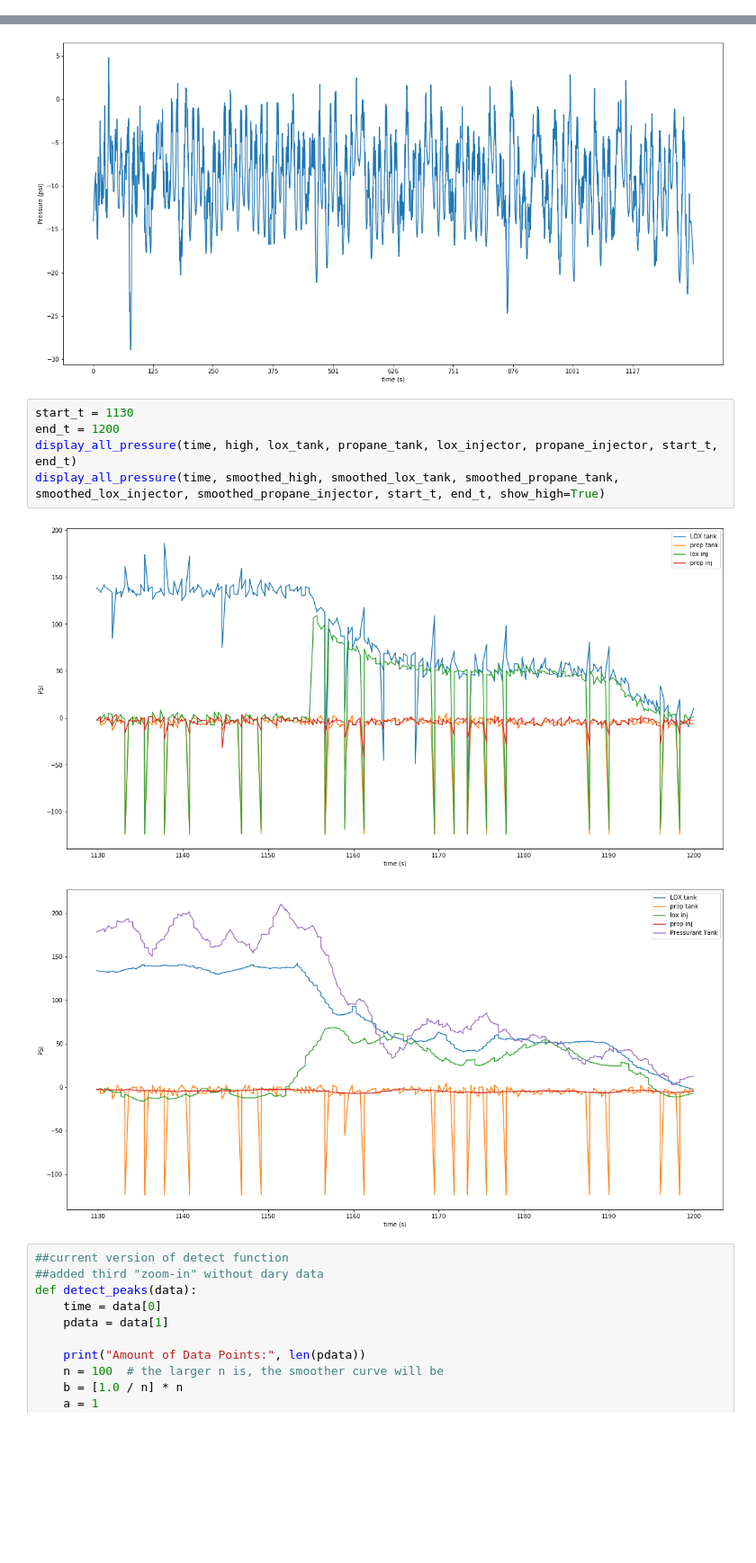
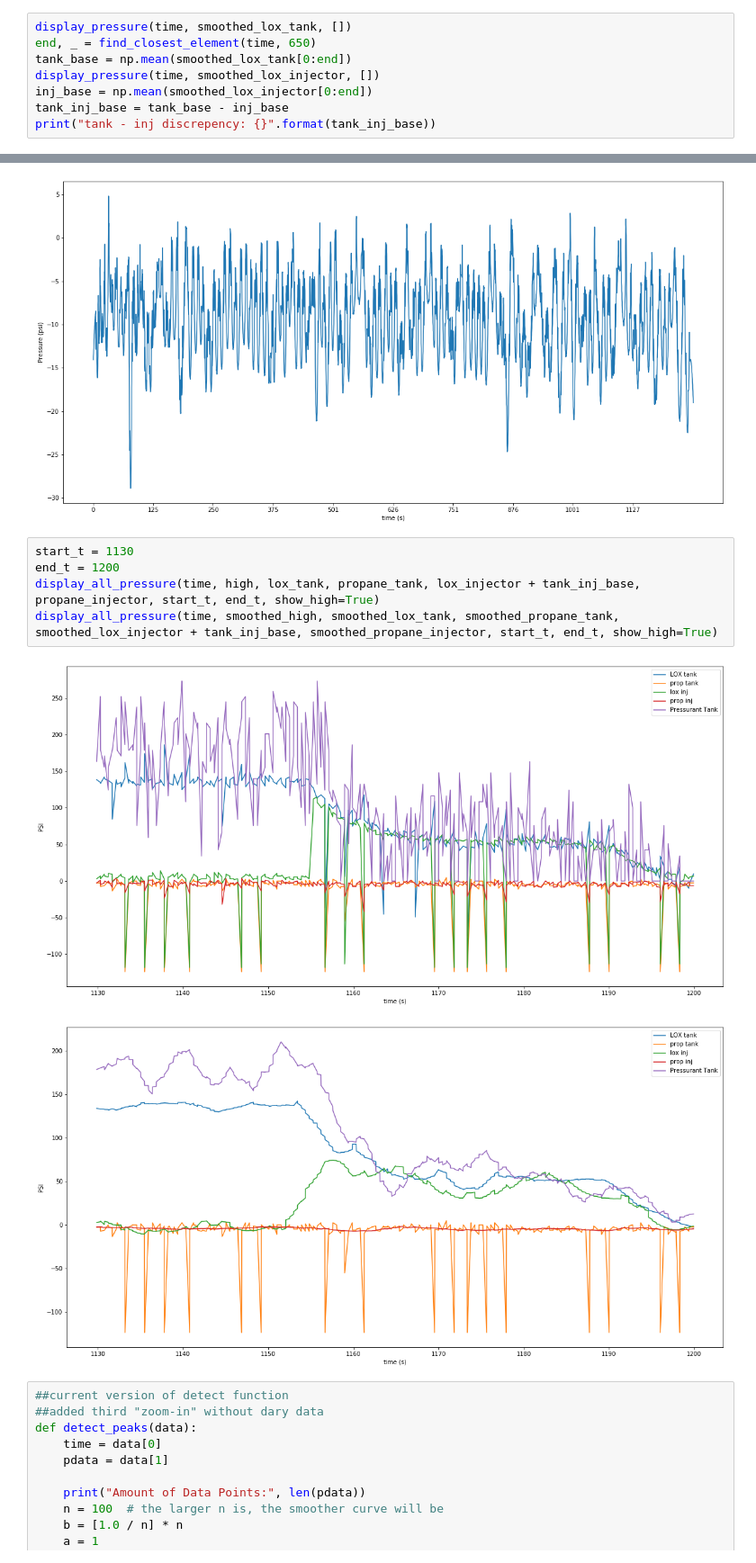
Before and after one commit to Space-Enterprise-at-Berkeley/Wireless-Transmission, a Jupyter notebook: DataMonitoring/pressure_analysis_sep_functions.ipynb, the cells around one changed output, grey strips where cells are left out. Shown at 90% size. Cells and saved outputs as stored; diff of their text form; blank space fills up the shorter version.

```diff
--- a/DataMonitoring/pressure_analysis_sep_functions.ipynb
+++ b/DataMonitoring/pressure_analysis_sep_functions.ipynb
@@ -92,0 +87,8 @@ plt.plot(time, lox_test)
+# %%
+display_pressure(time, smoothed_lox_tank, [])
+end, _ = find_closest_element(time, 650)
+tank_base = np.mean(smoothed_lox_tank[0:end])
+display_pressure(time, smoothed_lox_injector, [])
+inj_base = np.mean(smoothed_lox_injector[0:end])
+tank_inj_base = tank_base - inj_base
+print("tank - inj discrepency: {}".format(tank_inj_base))
@@ -97,11 +103,11 @@ display_pressure(time, smoothed_propane_tank, [])
 # %%
 start_t = 1130
 end_t = 1200
-display_all_pressure(time, high, lox_tank, propane_tank, lox_injector, propane_injector, start_t, end_t)
-display_all_pressure(time, smoothed_high, smoothed_lox_tank, smoothed_propane_tank, smoothed_lox_injector, smoothed_propane_injector, start_t, end_t, show_high=True)
+display_all_pressure(time, high, lox_tank, propane_tank, lox_injector + tank_inj_base, propane_injector, start_t, end_t, show_high=True)
+display_all_pressure(time, smoothed_high, smoothed_lox_tank, smoothed_propane_tank, smoothed_lox_injector + tank_inj_base, smoothed_propane_injector, start_t, end_t, show_high=True)
 # %% [output]
-[figure, old version]
+[figure, new version]
-[figure, old version]
+[figure, new version]
 # %%
 ##current version of detect function
 ##added third "zoom-in" without dary data
```
Also changed, not shown: parts of 3 cells of this notebook.
